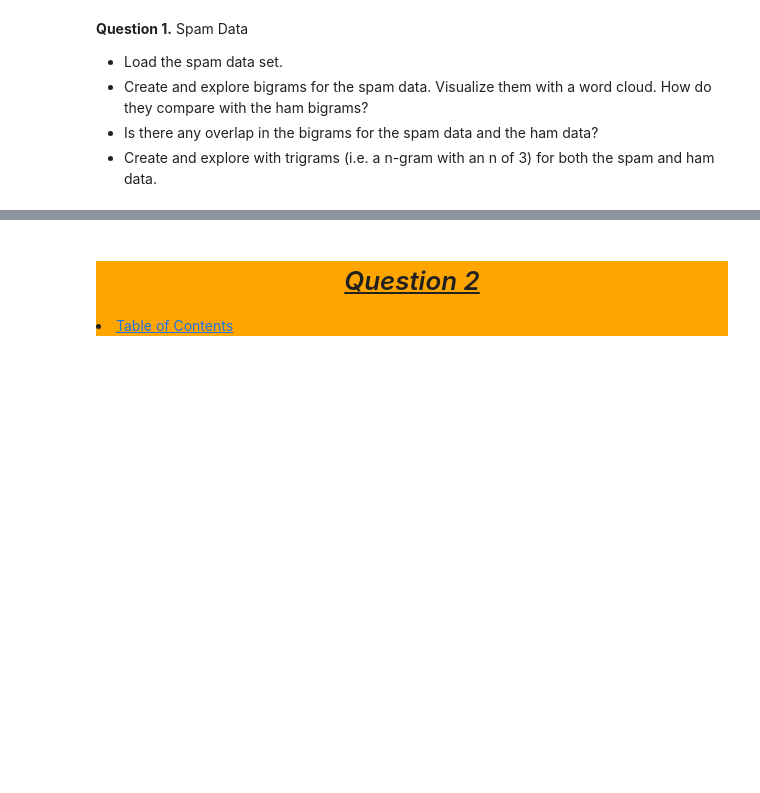
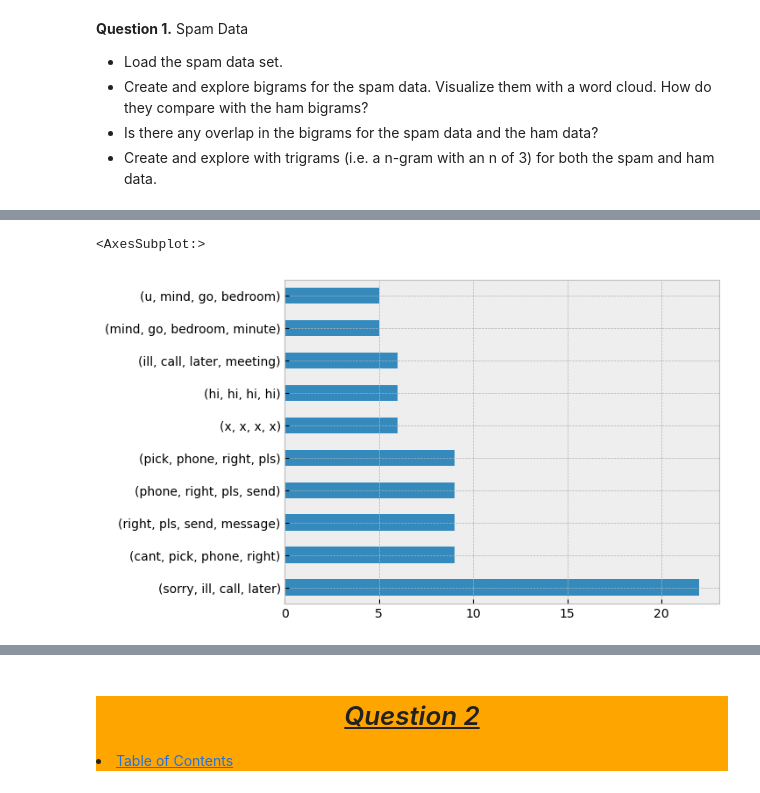
Before and after one commit to Jared-Wood135/natural-language-processing-exercises, a Jupyter notebook: explore.ipynb, the cells around one changed output, grey strips where cells are left out. Drawn from its saved outputs; the diff is of its cells as text; code cells hidden in the pictures; blank space fills up the shorter version.

```diff
--- a/explore.ipynb
+++ b/explore.ipynb
@@ -54,0 +165,6 @@ mpl.style.use('bmh')
+# %%
+# Making other types of ngrams
+pd.Series(nltk.ngrams(ham_words.split(), 4)).value_counts().head(10).plot.barh()
+# %% [output]
+<AxesSubplot:>
+[figure, added]
```
Also changed, not shown: parts of 16 cells of this notebook.
